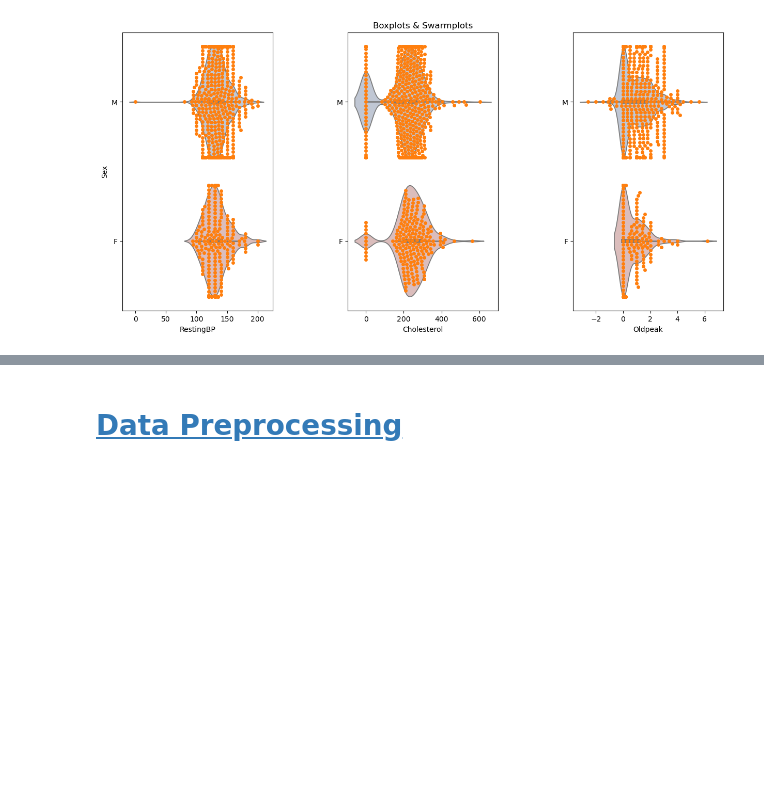
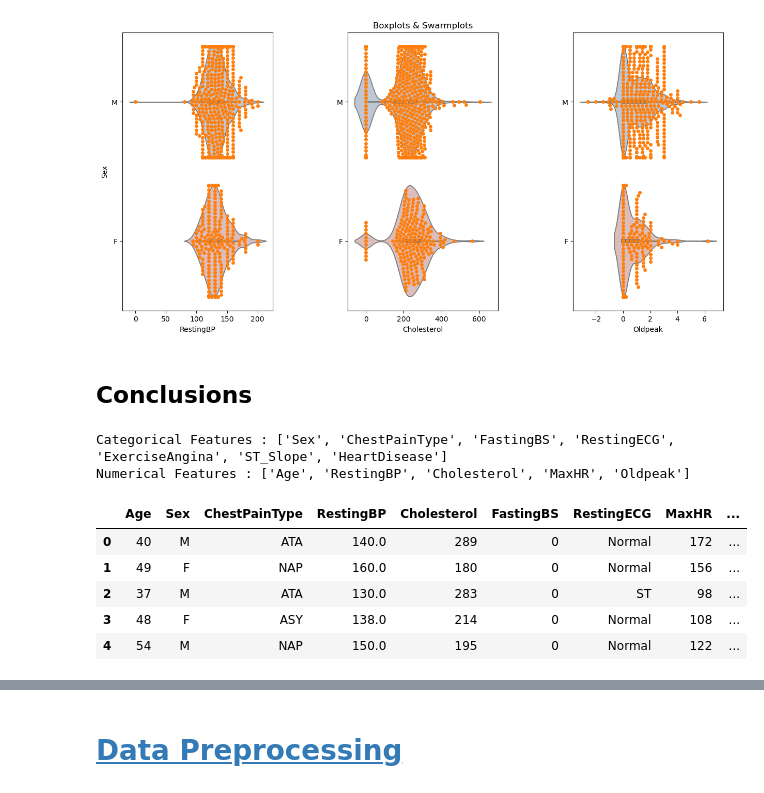
Before and after one commit to Seif-Yasser-Ahmed/Heart-Failure-Prediction, a Jupyter notebook: Src/Preprocessor.ipynb, the cells around one changed output, grey strips where cells are left out. Saved outputs shown, nothing was run; the diff lists cells and outputs as text; code cells hidden in the pictures; blank space fills up the shorter version.

```diff
--- a/Src/Preprocessor.ipynb
+++ b/Src/Preprocessor.ipynb
@@ -471,3 +479,37 @@ Passing `palette` without assigning `hue` is deprecated and will be removed in v
 
   sns.violinplot(x = cols , y = 'Sex' , data = data , palette = 'vlag')
 [figure]
+# %% [markdown]
+## Conclusions
+# %%
+col = list(data.columns)
+categorical_features = []
+numerical_features = []
+for i in col:
+    if len(data[i].unique()) > 6:
+        numerical_features.append(i)
+    else:
+        categorical_features.append(i)
+
+print('Categorical Features :',categorical_features)
+print('Numerical Features :',numerical_features)
+# %% [output]
+Categorical Features : ['Sex', 'ChestPainType', 'FastingBS', 'RestingECG', 'ExerciseAngina', 'ST_Slope', 'HeartDisease']
+Numerical Features : ['Age', 'RestingBP', 'Cholesterol', 'MaxHR', 'Oldpeak']
+# %%
+# Discretize RestingBP
+discrete_data = data.copy()
+# Discretize RestingBP
+discrete_data['RestingBP_Group'] = [ int(i / 5) for i in discrete_data['RestingBP']]
+discrete_data['Cholesterol_Group'] = [ int(i / 10) for i in discrete_data['Cholesterol']]
+discrete_data['MaxHR_Group'] = [ int(i / 5) for i in discrete_data['MaxHR']]
+discrete_data['Oldpeak_Group'] = [ int((i*10) / 5) for i in discrete_data['Oldpeak']]
+
+discrete_data.head()
+# %% [output]
+|  | Age | Sex | ChestPainType | RestingBP | Cholesterol | FastingBS | RestingECG | MaxHR | ... |
+| 0 | 40 | M | ATA | 140.0 | 289 | 0 | Normal | 172 | ... |
+| 1 | 49 | F | NAP | 160.0 | 180 | 0 | Normal | 156 | ... |
+| 2 | 37 | M | ATA | 130.0 | 283 | 0 | ST | 98 | ... |
+| 3 | 48 | F | ASY | 138.0 | 214 | 0 | Normal | 108 | ... |
+| 4 | 54 | M | NAP | 150.0 | 195 | 0 | Normal | 122 | ... |
```
Also changed, not shown: parts of 105 cells of this notebook.
